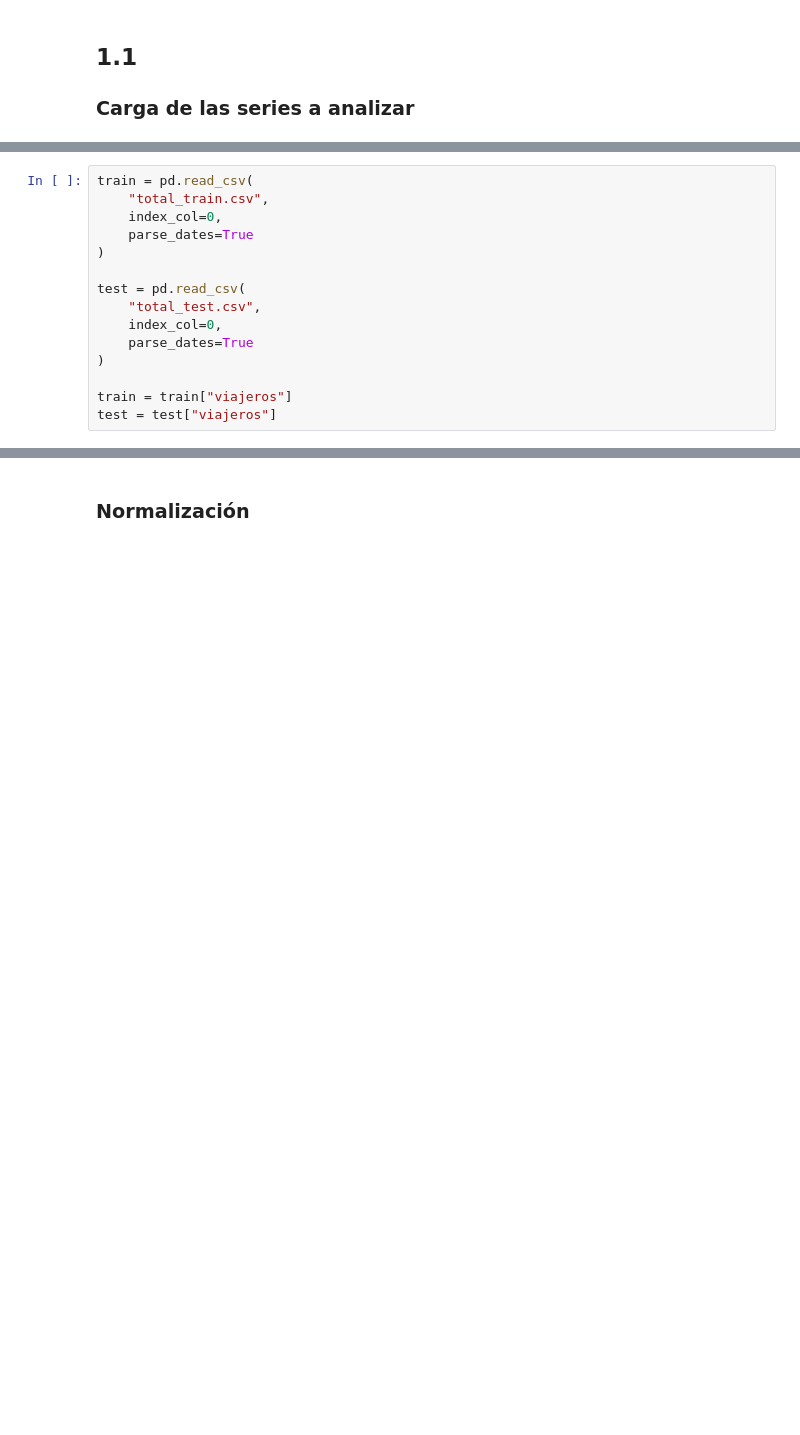
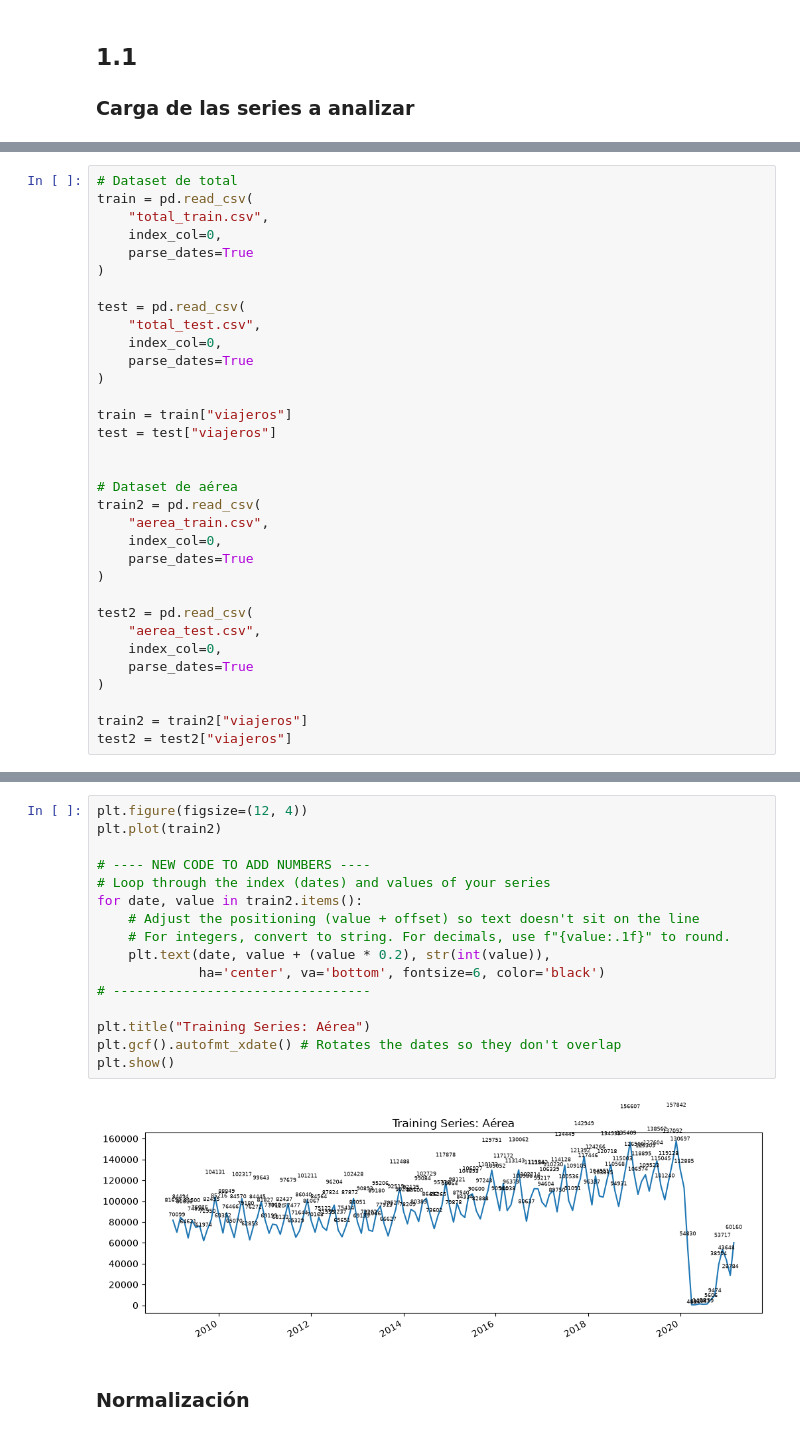
Before and after one commit to donadito/Laboratorio-2-SERIES-DE-TIEMPO, a Jupyter notebook: Laboratorio2.ipynb, the cells around one changed output, grey strips where cells are left out. Drawn from its saved outputs; the diff is of its cells as text; blank space fills up the shorter version.

```diff
--- a/Laboratorio2.ipynb
+++ b/Laboratorio2.ipynb
@@ -20,4 +22,5 @@ from torch.utils.data import DataLoader, TensorDataset
 # %%
+# Dataset de total
 train = pd.read_csv(
     "total_train.csv",
     index_col=0,
@@ -32,6 +35,23 @@ test = pd.read_csv(
 
 train = train["viajeros"]
 test = test["viajeros"]
+
+
+# Dataset de aérea
+train2 = pd.read_csv(
+    "aerea_train.csv",
+    index_col=0,
+    parse_dates=True
+)
+
+test2 = pd.read_csv(
+    "aerea_test.csv",
+    index_col=0,
+    parse_dates=True
+)
+
+train2 = train2["viajeros"]
+test2 = test2["viajeros"]
 # %%
 plt.figure(figsize=(12,4))
 plt.plot(train)
@@ -42,3 +62,21 @@ plt.show()
+# %%
+plt.figure(figsize=(12, 4))
+plt.plot(train2)
+
+# ---- NEW CODE TO ADD NUMBERS ----
+# Loop through the index (dates) and values of your series
+for date, value in train2.items():
+    # Adjust the positioning (value + offset) so text doesn't sit on the line
+    # For integers, convert to string. For decimals, use f"{value:.1f}" to round.
+    plt.text(date, value + (value * 0.2), str(int(value)),
+             ha='center', va='bottom', fontsize=6, color='black')
+# ---------------------------------
+
+plt.title("Training Series: Aérea")
+plt.gcf().autofmt_xdate() # Rotates the dates so they don't overlap
+plt.show()
+# %% [output]
+[figure, added]
 # %% [markdown]
 ### Normalización
 # %%
```
Also changed, not shown: parts of 6 cells of this notebook.
